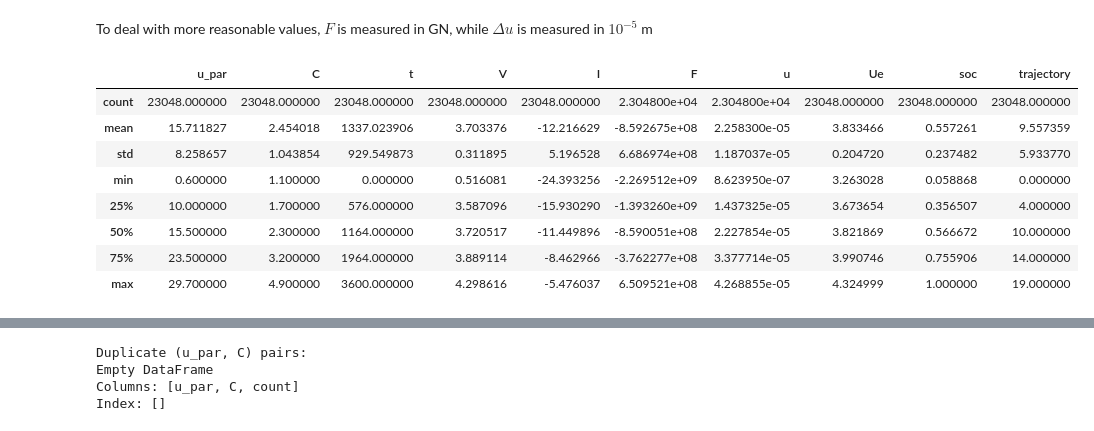
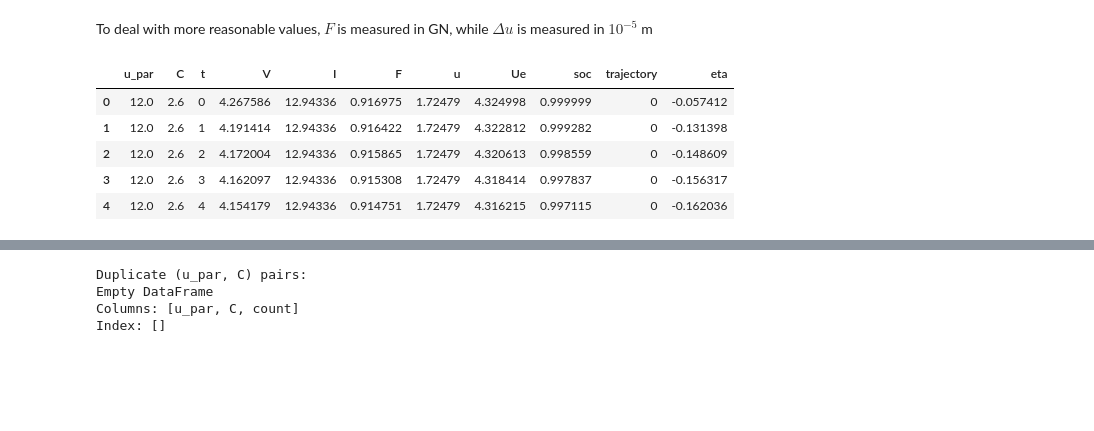
Before and after one commit to j-haralds/MSc_thesis, a Jupyter notebook: program/5_Multi/JH_1_pulse.ipynb, the cells around one changed output, grey strips where cells are left out. Cells and saved outputs as stored; diff of their text form; code cells hidden in the pictures; blank space fills up the shorter version.

```diff
--- a/program/5_Multi/JH_1_pulse.ipynb
+++ b/program/5_Multi/JH_1_pulse.ipynb
@@ -34,32 +46,42 @@ Q0 = 17921.57581
 #print(f'Q0: {Q0:.5f} As')
 # %%
 
-def read_data(file_name):
+def read_raw_data(file_name):
     df = pd.read_csv(
         f"Multi_data/{file_name}.txt",
         delim_whitespace=True,
         comment="%",
         header=None
     )
+    df.columns = ['u_par','C','t','E_cell (V)','I_cell (A)','Rx_cell (N)','u_cell (m)','E_ocv_cell (V)','soc_cell (1)']
+    return df
 
-    df.columns = ['u_par','C','t','E_cell (V)','I_cell (A)','Rx_cell (N)','u_cell (m)','E_ocv_cell (V)','soc_cell (1)']
-
+def read_data(file_name):
+    df = pd.read_csv(
+        f"Multi_data/{file_name}.txt",
+        sep=';',
+        comment="%"
+    )
+    # cols = u_par,C,t,V,I,F,u,Ue,eta,trajectory,dV,dF,soc
+    #df.columns = ['u_par','C','t','V','I','F','u','Ue','eta','trajectory','dV','dF','soc']
     # Sort by time within each batch
     return df
 
 
-path = f'test_data_pulse300'
+path_pulse = f'test_data_pulse300_50p'
 
-data = read_data(path)
+data_pulse = read_raw_data(path_pulse)
 
 # #rename columns
-data.columns = ['u_par','C','t','V','I','F','u','Ue','soc']
+data_pulse.columns = ['u_par','C','t','V','I','F','u','Ue','soc']
 
+
+data = read_data('2_merged_data')
 # data['u'] = data['u'] * 1e5
 # data['Rx'] = data['Rx'] * 1e-9
 # data['I'] = data['I'] * 1.
 # data['eta'] = data['V_t'] - data['ocv']
-data.describe()
+#data_pulse.describe()
 # # remove the trajectories with u_par = 8.4, C = 3.6 and u_par = 25.7, C = 4.4
 # data = data[~((data['u_par'] == 8.4) & (data['C'] == 3.6))]
 # data = data[~((data['u_par'] == 25.7) & (data['C'] == 4.4))]
@@ -127,45 +139,46 @@ def merge_runs(n_runs, base_dir="Multi_data", add_run_id=False):
         df = pd.read_csv(
             f"{base_dir}/{run}_raw.txt",
             delim_whitespace=True,
             comment="%",
             header=None)
         df.columns = ['u_par', 'C', 't', 'V', 'I', 'F', 'u', 'Ue']
 
         # same preprocessing as in your notebook
         df['u'] = df['u'] * 1e5
         df['F'] = df['F'] * 1e-9
         df['I'] = df['I'] * 1.0
         df['eta'] = df['V'] - df['Ue']
         if add_run_id:
             df['run_id'] = run
 
         frames.append(df)
 
     merged = pd.concat(frames, ignore_index=True)
     # remove duplicates in C and u_par if they exist
     merged = merged.drop_duplicates(subset=['C', 'u_par', 't'])
 
     # optional global trajectory labeling across merged runs
     merged['trajectory'] = merged.groupby(['C', 'u_par'], sort=False).ngroup()
 
     return merged
 
 
 # Example:
-grouped_data = group_trajectories(data)
-data = grouped_data.copy()
+grouped_data_pulse = group_trajectories(data_pulse)
+data_pulse = grouped_data_pulse.copy()
 
-data.describe()
+data_pulse['eta'] = data_pulse['V'] - data_pulse['Ue']
+data_pulse['I'] = -data_pulse['I'] * 1.0
+data_pulse['u'] = data_pulse['u'] * 1e5
+data_pulse['F'] = -data_pulse['F'] * 1e-9
+data_pulse.head()
 # %% [output]
-|  | u_par | C | t | V | I | F | u | Ue | soc | trajectory |
-| count | 23048.000000 | 23048.000000 | 23048.000000 | 23048.000000 | 23048.000000 | 2.304800e+04 | 2.304800e+04 | 23048.000000 | 23048.000000 | 23048.000000 |
-| mean | 15.711827 | 2.454018 | 1337.023906 | 3.703376 | -12.216629 | -8.592675e+08 | 2.258300e-05 | 3.833466 | 0.557261 | 9.557359 |
-| std | 8.258657 | 1.043854 | 929.549873 | 0.311895 | 5.196528 | 6.686974e+08 | 1.187037e-05 | 0.204720 | 0.237482 | 5.933770 |
-| min | 0.600000 | 1.100000 | 0.000000 | 0.516081 | -24.393256 | -2.269512e+09 | 8.623950e-07 | 3.263028 | 0.058868 | 0.000000 |
-| 25% | 10.000000 | 1.700000 | 576.000000 | 3.587096 | -15.930290 | -1.393260e+09 | 1.437325e-05 | 3.673654 | 0.356507 | 4.000000 |
-| 50% | 15.500000 | 2.300000 | 1164.000000 | 3.720517 | -11.449896 | -8.590051e+08 | 2.227854e-05 | 3.821869 | 0.566672 | 10.000000 |
-| 75% | 23.500000 | 3.200000 | 1964.000000 | 3.889114 | -8.462966 | -3.762277e+08 | 3.377714e-05 | 3.990746 | 0.755906 | 14.000000 |
-| max | 29.700000 | 4.900000 | 3600.000000 | 4.298616 | -5.476037 | 6.509521e+08 | 4.268855e-05 | 4.324999 | 1.000000 | 19.000000 |
+|  | u_par | C | t | V | I | F | u | Ue | soc | trajectory | eta |
+| 0 | 12.0 | 2.6 | 0 | 4.267586 | 12.94336 | 0.916975 | 1.72479 | 4.324998 | 0.999999 | 0 | -0.057412 |
+| 1 | 12.0 | 2.6 | 1 | 4.191414 | 12.94336 | 0.916422 | 1.72479 | 4.322812 | 0.999282 | 0 | -0.131398 |
+| 2 | 12.0 | 2.6 | 2 | 4.172004 | 12.94336 | 0.915865 | 1.72479 | 4.320613 | 0.998559 | 0 | -0.148609 |
+| 3 | 12.0 | 2.6 | 3 | 4.162097 | 12.94336 | 0.915308 | 1.72479 | 4.318414 | 0.997837 | 0 | -0.156317 |
+| 4 | 12.0 | 2.6 | 4 | 4.154179 | 12.94336 | 0.914751 | 1.72479 | 4.316215 | 0.997115 | 0 | -0.162036 |
 # %%
 print(len(data['trajectory'].unique()))
 for tr in data['trajectory'].unique():
```
Also changed, not shown: parts of 14 cells of this notebook.
